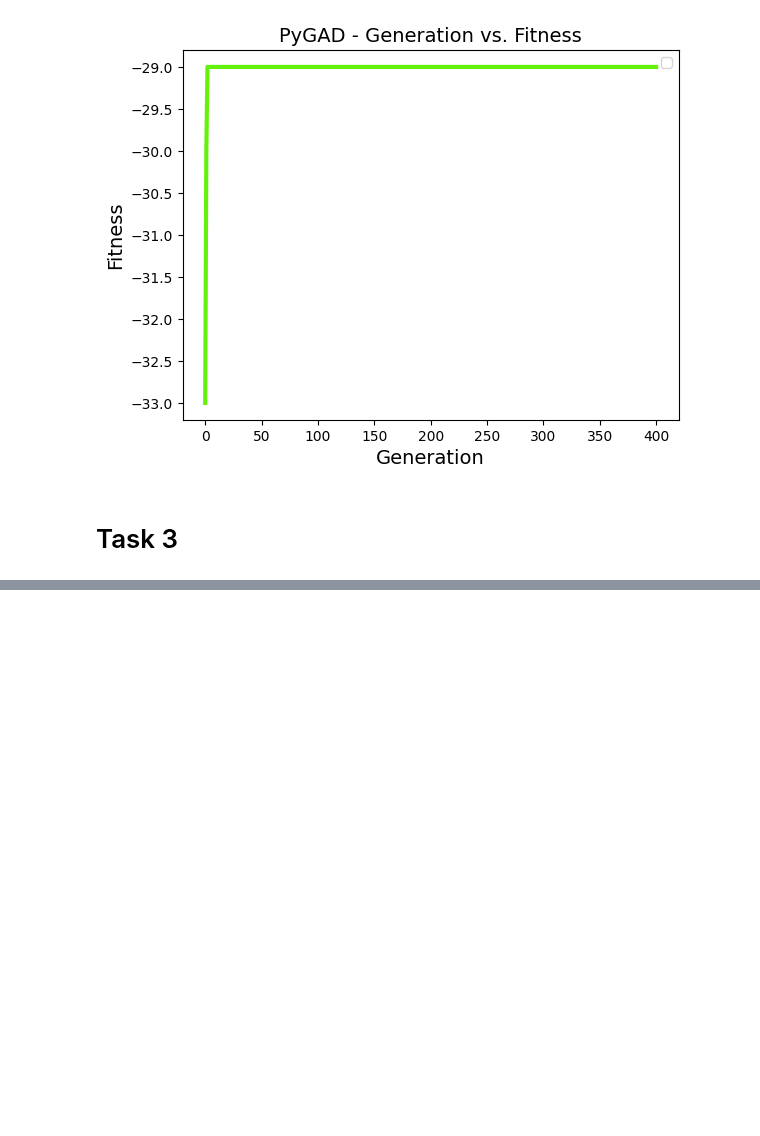
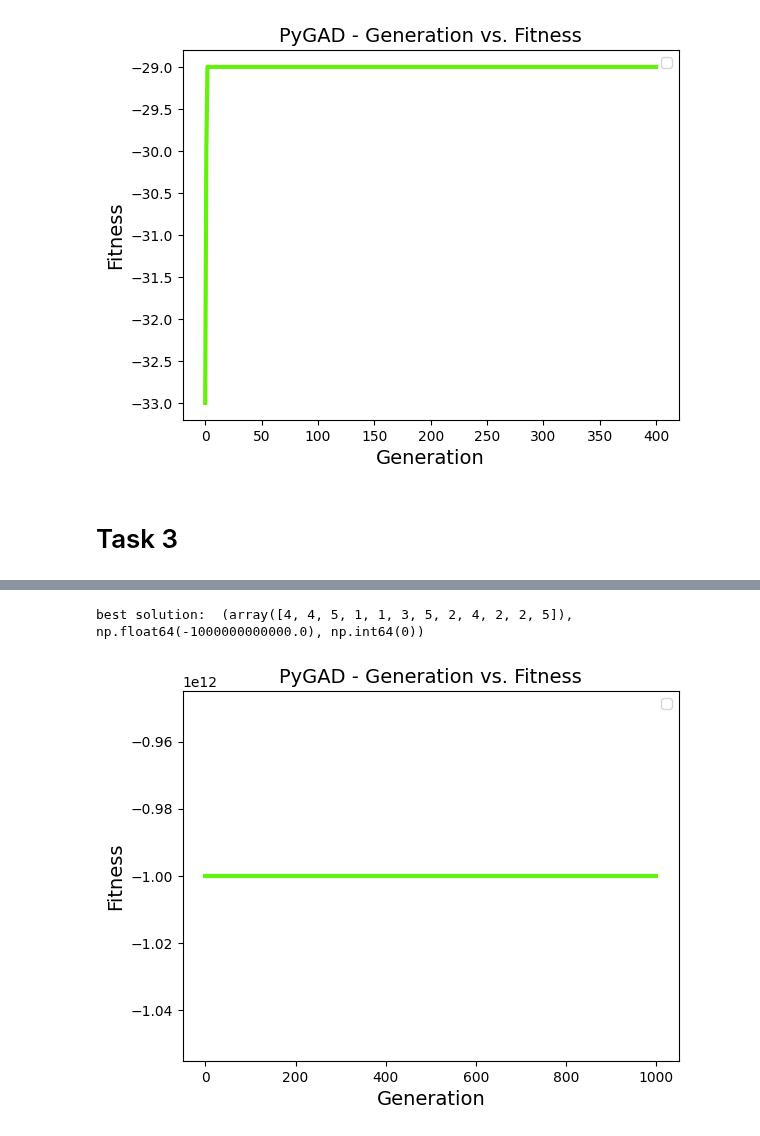
Before and after one commit to Favstina/IntelligentSystems-Assigment_1, a Jupyter notebook: Assigment1.ipynb, the cells around one changed output, grey strips where cells are left out. Drawn from its saved outputs; the diff is of its cells as text; code cells hidden in the pictures; blank space fills up the shorter version.

```diff
--- a/Assigment1.ipynb
+++ b/Assigment1.ipynb
@@ -748,0 +646,2 @@ print(graph)
+# %%
+n, graph = read_graph("graphs/g6.txt")
@@ -748,0 +659,9 @@ print(graph)
+# %%
+sequence = [2,4,5]
+k = 1
+agent_len = n*k
+numAgents = 2
+genetic_algo_task3(n, k, agent_len, numAgents, graph, sequence, 1000, 5, 50)
+# %% [output]
+best solution:  (array([4, 4, 5, 1, 1, 3, 5, 2, 4, 2, 2, 5]), np.float64(-1000000000000.0), np.int64(0))
+[figure, added]
```
Also changed, not shown: parts of 20 cells of this notebook.
